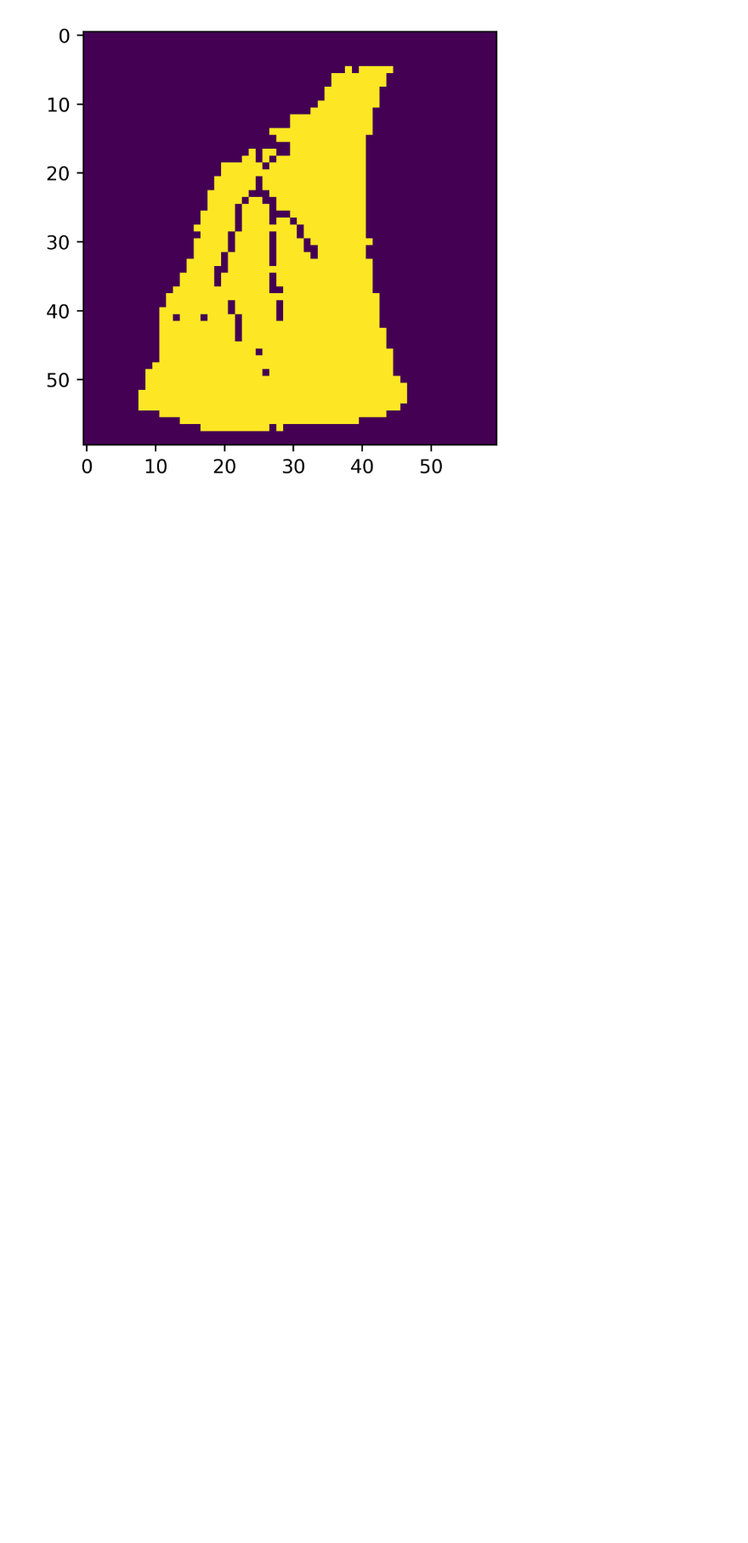
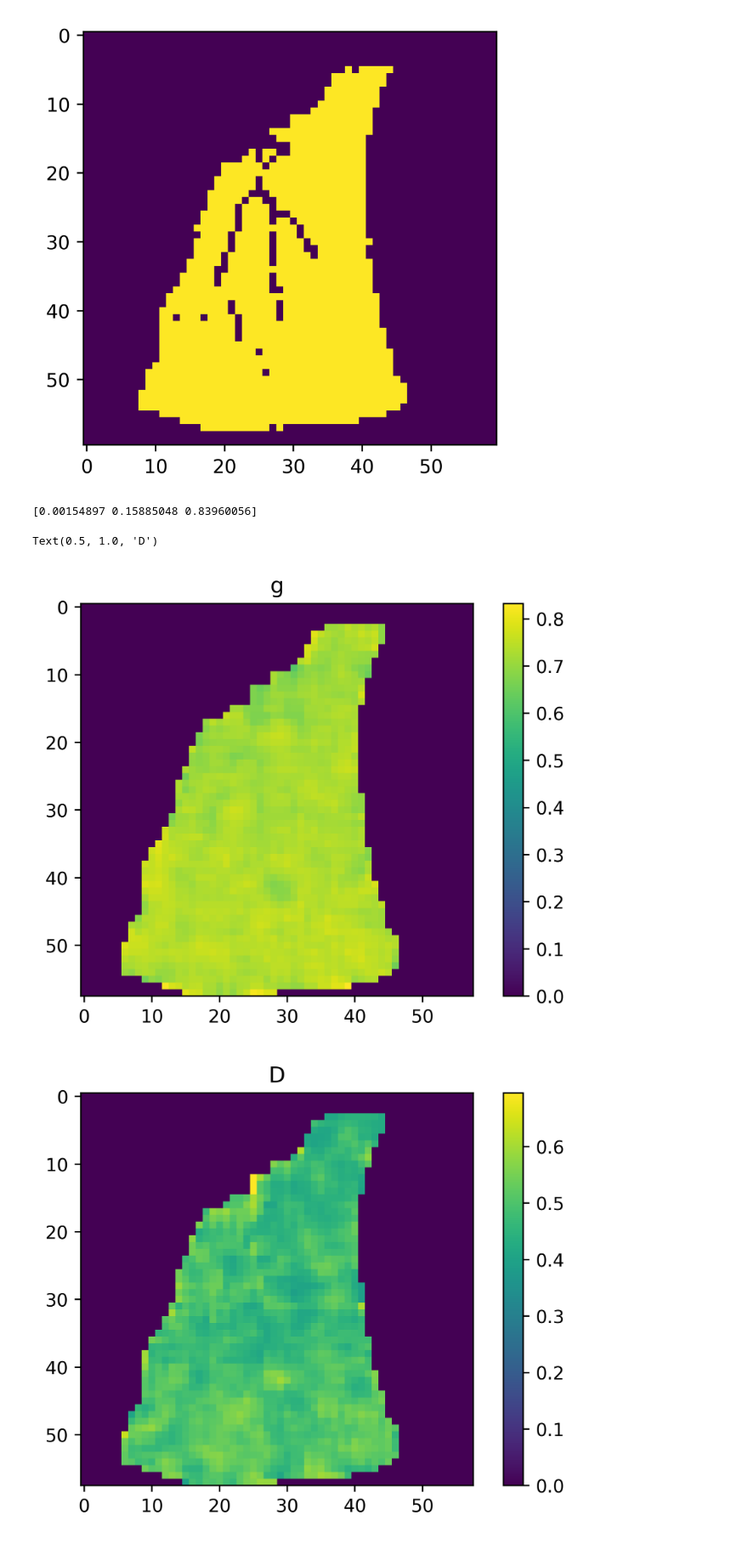
Before and after one commit to e-stan/imaging, a Jupyter notebook: DESI_HDI_ouput_ISA.ipynb, the cells around one changed output. Shown at 85% size. Saved outputs shown, nothing was run; the diff lists cells and outputs as text; code cells hidden in the pictures; blank space fills up the shorter version.

```diff
--- a/DESI_HDI_ouput_ISA.ipynb
+++ b/DESI_HDI_ouput_ISA.ipynb
@@ -1,3 +1,14 @@
+# %%
+filename = "20200228_mouse_liver_13C_nontumor6 Analyte 3SRD19.txt"
+nrows = 60
+ncols = 120
+#formula = "C16H32O2"
+#formula = "C18H36O2"
+formula = "C14H28O2"
+
+polarity = -1
+ppmThresh = 20
+convSquare = 3
 # %%
 import pandas as pd
 import numpy as np
@@ -15,14 +27,13 @@ from helper import *
-# %%
-filename = "20200228_mouse_liver_13C_nontumor6 Analyte 3SRD19.txt"
-nrows = 60
-ncols = 120
-numCarbons = 16
-m0Mz = 256.24023
-adductChange = -1.007276
-ppmThresh = 20
-convSquare = 3
-func = palmitateISA
 # %%
+func = getISAEq(formula)
+f = molmass.Formula(formula)
+m0Mz = f.isotope.mass
+adductChange = polarity * 1.0077276
+comp = f.composition()
+for row in comp:
+    if row[0] == "C":
+        numCarbons = int(row[1])
+
 #load in data and organize
 data = [r.strip().split() for r in open(filename,"r").readlines()[3:]]
 data = {(x[0],float(x[1]),float(x[2])):{mz:float(i) for mz,i in zip(data[0],x[3:])} for x in data[1:] if len(x) > 0}
@@ -159,31 +168,40 @@ plt.imshow(fluxImageG)
 plt.colorbar()
 plt.title("g")
 plt.figure()
 plt.imshow(fluxImageD)
 plt.title("D")
 plt.colorbar()
 plt.figure()
 plt.hist(errs)
 plt.xlabel("SSE")
 plt.ylabel("numPixels")
 T_found = np.mean(T_founds,axis=0)/np.sum(np.mean(T_founds,axis=0))
 print(T_found)
 
 plt.figure()
 x_ind = 0
 x_lab = []
 meanPred = np.mean(P_preds,axis=0)
 stdPred = np.std(P_preds,axis=0)
 meanTrue = np.mean(P_trues,axis=0)
 stdTrue = np.std(P_trues,axis=0)
 i = 0
 for mP,sP,mT,sT in zip(meanPred,stdPred,meanTrue,stdTrue):
     plt.bar([x_ind,x_ind+1],[mP,mT],color=["red","black"],yerr = [sP,sT])
     x_lab.append([x_ind+.5,"M+" + str(i)])
     x_ind += 4
     i += 1
 plt.xticks([x[0] for x in x_lab],[x[1] for x in x_lab],rotation=90)
 
 plt.figure()
 
-plt.hist(fluxImageG.flatten())
+plt.hist(fluxImageG[fluxImageG > 0].flatten())
+plt.title("g(t)")
+plt.figure()
+plt.hist(fluxImageD[fluxImageD > 0].flatten())
+plt.title("D")
+# %% [output]
+[0.00154897 0.15885048 0.83960056]
+Text(0.5, 1.0, 'D')
+[figure, added]
+[figure, added]
```
Also changed, not shown: parts of 3 cells of this notebook, 1 other file.
